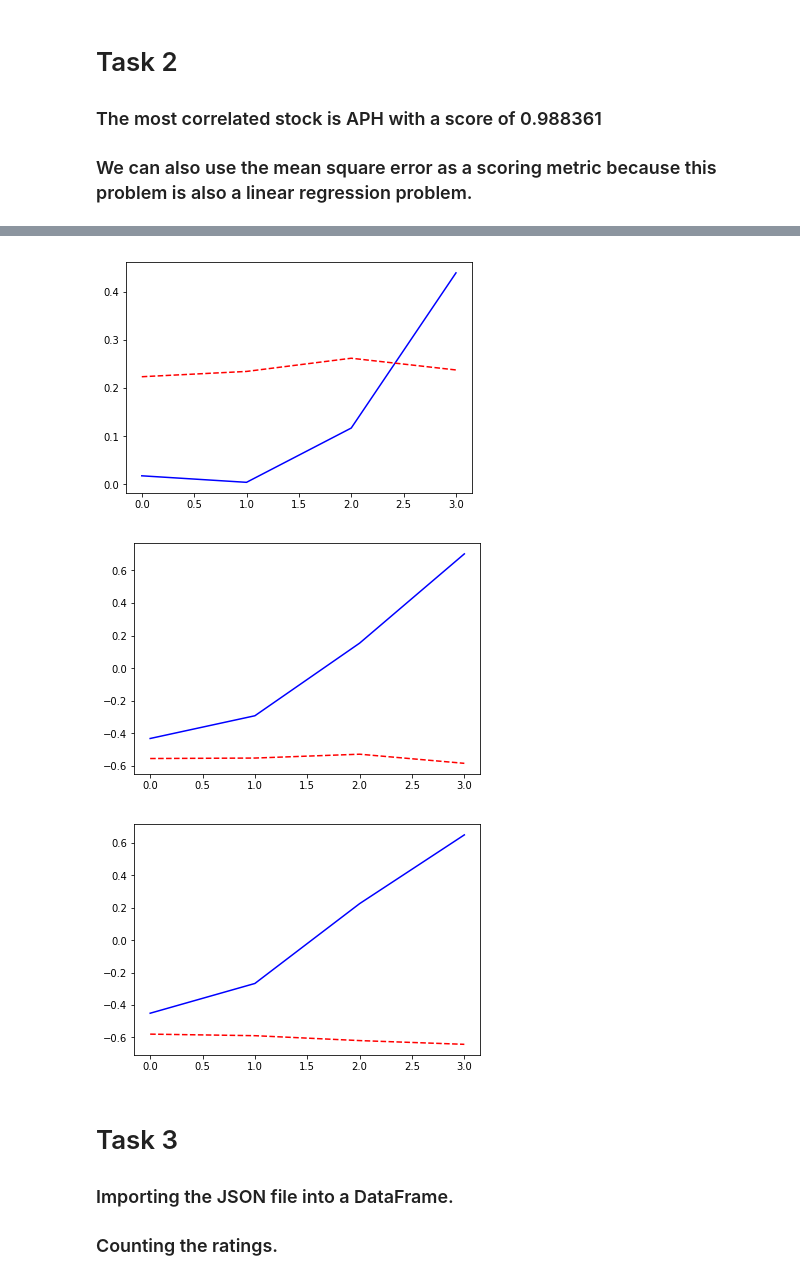
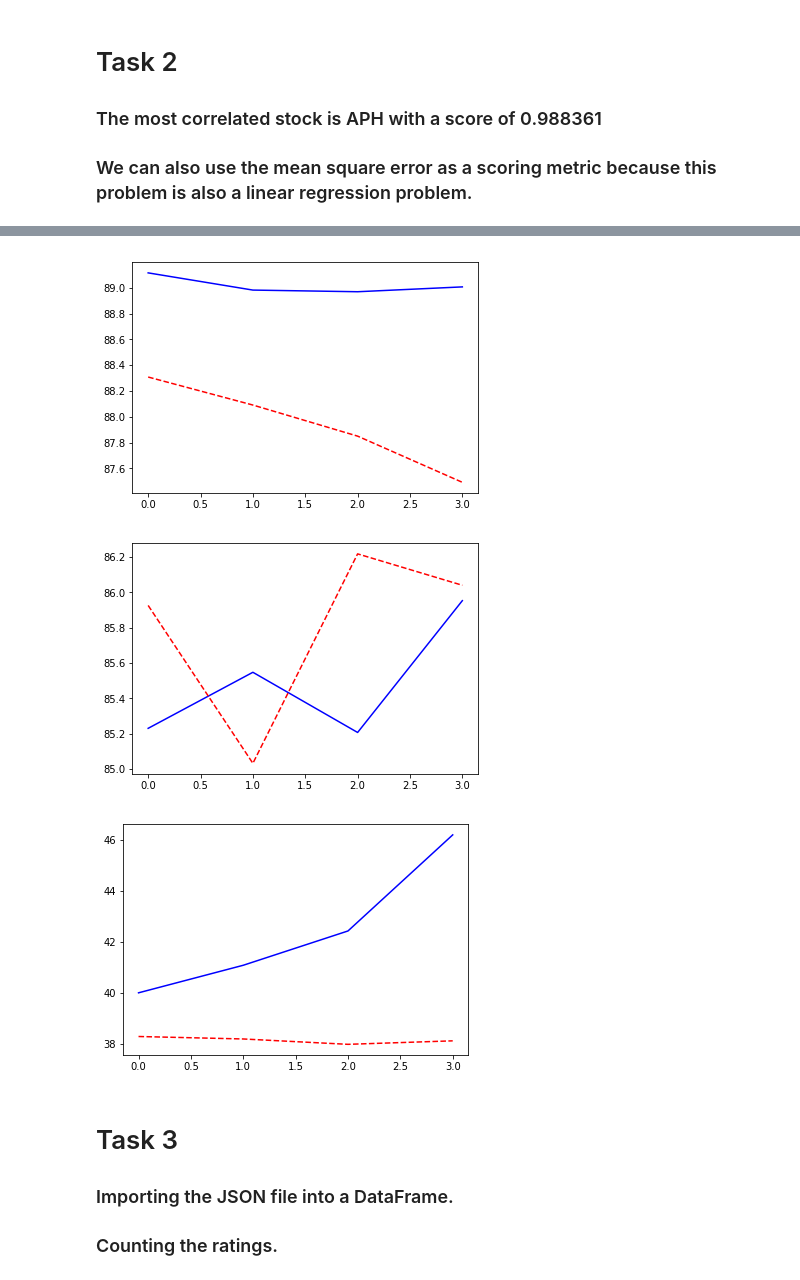
Before and after one commit to 842Mono/CSEN1067_Machine_Learning_Project1, a Jupyter notebook: text_starter.ipynb, the cells around one changed output, grey strips where cells are left out. Drawn from its saved outputs; the diff is of its cells as text; code cells hidden in the pictures.

```diff
--- a/text_starter.ipynb
+++ b/text_starter.ipynb
@@ -176,6 +209,9 @@ mcs = mostCorrelatedStock
 
 # normalizedY = preprocessing.scale(SP500)
 # normalizedX = preprocessing.scale(mostCorrelatedStock)
+
+APHmean = mcs.mean()
+APHstd = mcs.std()
 
 
 X_arrays = []
@@ -196,5 +235,5 @@ X_train,X_test,Y_train,Y_test = train_test_split(Xnor, Ynor, test_size=0.2, rand
 # %%
-def TrainLinearRegressionNoNorm(solverInput, learning_rate_initInput, early_stopping,
+def TrainLinearRegression(solverInput, learning_rate_initInput, early_stopping,
                        x_train, y_train, x_test, y_test):
     reg = MLPRegressor(
         hidden_layer_sizes=(5,),
@@ -211,21 +250,3 @@ def TrainLinearRegressionNoNorm(solverInput, learning_rate_initInput, early_stop
     print(reg)
 
     return reg
-
-    # denormalization
-#     deNorh = (h * targetSD) + targetMean
-#     deNorY_test = (y_test * targetSD) + targetMean
-
-#     fig = pyplot.figure()
-#     ax = fig.add_axes([0.1,0.1,0.8,0.8])
-
-#     ax.plot(h,label='h(x)',color='blue',ls='-')
-#     ax.plot(Y_test,label="Y_test",color='red',ls='--')
-
-#     # difference = abs(h - Y_test)
-#     # ax.plot(difference,label='error',color='red',ls='-')
-
-#     # ax.plot([-2,-1,0,1,2],Y_test[0:limit],label='y_test',color='green',ls='--')
-#     # ax.plot(x,z,label='z',color='blue',ls='-.')
-
-#     pyplot.show()
@@ -267,0 +255,2 @@ MLPRegressor(activation='relu', alpha=0.01, batch_size='auto', beta_1=0.9,
+# %%
+regressionObject = TrainLinearRegression('adam',0.01, True, X_train, Y_train, X_test, Y_test)
@@ -268,33 +268,38 @@ MLPRegressor(activation='relu', alpha=0.01, batch_size='auto', beta_1=0.9,
 # %%
 random1 = np.random.randint(0,X_test.shape[0])
 random2 = np.random.randint(0,X_test.shape[0])
 random3 = np.random.randint(0,X_test.shape[0])
 
 arr1X = X_test[random1]
 arr2X = X_test[random2]
 arr3X = X_test[random3]
 
 arr1Y = Y_test[random1]
 arr2Y = Y_test[random2]
 arr3Y = Y_test[random3]
 
 testX = [arr1X, arr2X, arr3X]
 testY = [arr1Y, arr2Y, arr3Y]
 
 h = regressionObject.predict(testX)
 
+#denormalization
+deNorh = (h * APHstd) + APHmean
+for i in range(3):
+    testY[i] = (testY[i] * APHstd) + APHmean
+deNortestY = testY
 
 for i in range(3):
     fig = pyplot.figure()
     ax = fig.add_axes([0.1,0.1,0.8,0.8])
 
-    ax.plot(h[i],label='h(x)',color='blue',ls='-')
-    ax.plot(testY[i],label="Y_test",color='red',ls='--')
+    ax.plot([1, 2, 3, 4], deNorh[i],label='h(x)',color='blue',ls='-')
+    ax.plot(deNortestY[i],label="Y_test",color='red',ls='--')
 
     pyplot.show()
 # %% [output]
-[figure, old version]
+[figure, new version]
-[figure, old version]
+[figure, new version]
-[figure, old version]
+[figure, new version]
 # %% [markdown]
 # Task 3
```
Also changed, not shown: parts of 25 cells of this notebook.
